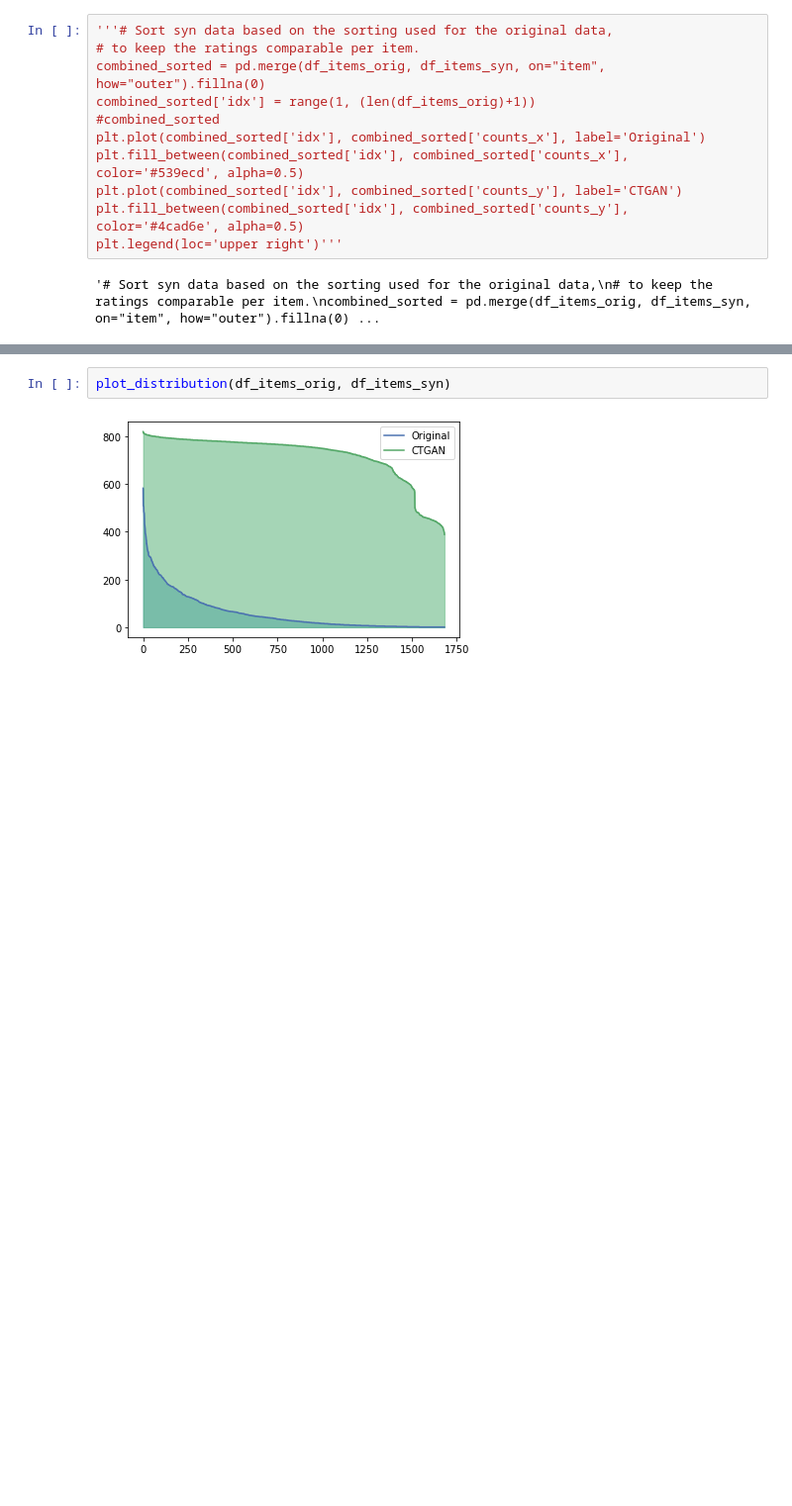
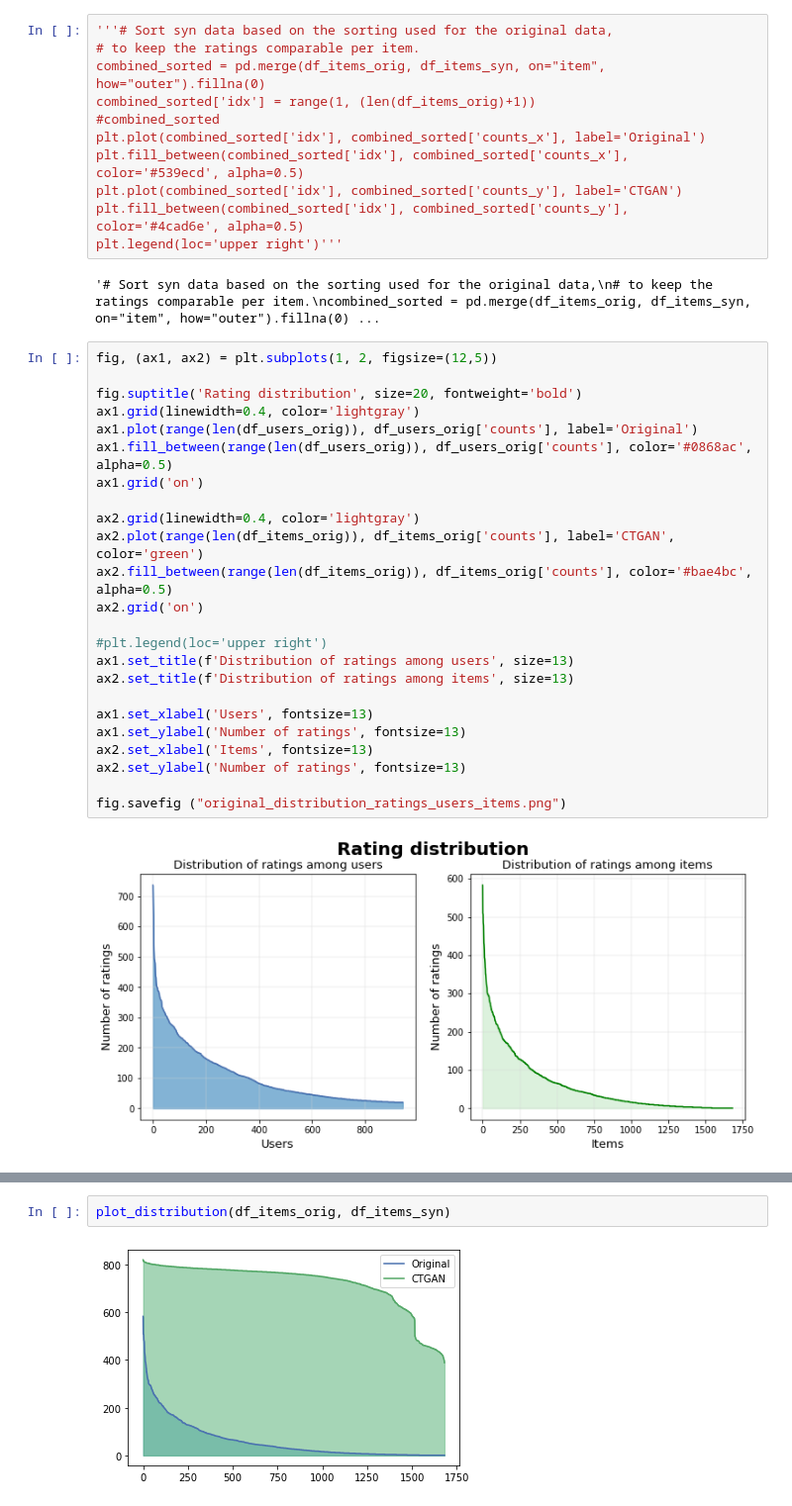
Before and after one commit to joranerogier/RecSysProject, a Jupyter notebook: Data visualisation.ipynb, the cells around one changed output, grey strips where cells are left out. Shown: that part at 99% size. Drawn from its saved outputs; the diff is of its cells as text; blank space fills up the shorter version.

```diff
--- a/Data visualisation.ipynb
+++ b/Data visualisation.ipynb
@@ -57,4 +57,30 @@ plt.fill_between(combined_sorted['idx'], combined_sorted['counts_y'], color='#4c
 plt.legend(loc='upper right')'''
 # %% [output]
 '# Sort syn data based on the sorting used for the original data,\n# to keep the ratings comparable per item.\ncombined_sorted = pd.merge(df_items_orig, df_items_syn, on="item", how="outer").fillna(0) ...
+# %%
+fig, (ax1, ax2) = plt.subplots(1, 2, figsize=(12,5))
+
+fig.suptitle('Rating distribution', size=20, fontweight='bold')
+ax1.grid(linewidth=0.4, color='lightgray')
+ax1.plot(range(len(df_users_orig)), df_users_orig['counts'], label='Original')
+ax1.fill_between(range(len(df_users_orig)), df_users_orig['counts'], color='#0868ac', alpha=0.5)
+ax1.grid('on')
+
+ax2.grid(linewidth=0.4, color='lightgray')
+ax2.plot(range(len(df_items_orig)), df_items_orig['counts'], label='CTGAN', color='green')
+ax2.fill_between(range(len(df_items_orig)), df_items_orig['counts'], color='#bae4bc', alpha=0.5)
+ax2.grid('on')
+
+#plt.legend(loc='upper right')
+ax1.set_title(f'Distribution of ratings among users', size=13)
+ax2.set_title(f'Distribution of ratings among items', size=13)
+
+ax1.set_xlabel('Users', fontsize=13)
+ax1.set_ylabel('Number of ratings', fontsize=13)
+ax2.set_xlabel('Items', fontsize=13)
+ax2.set_ylabel('Number of ratings', fontsize=13)
+
+fig.savefig ("original_distribution_ratings_users_items.png")
+# %% [output]
+[figure, added]
 # %%
```
Also changed, not shown: parts of 3 cells of this notebook, 31 other files.
